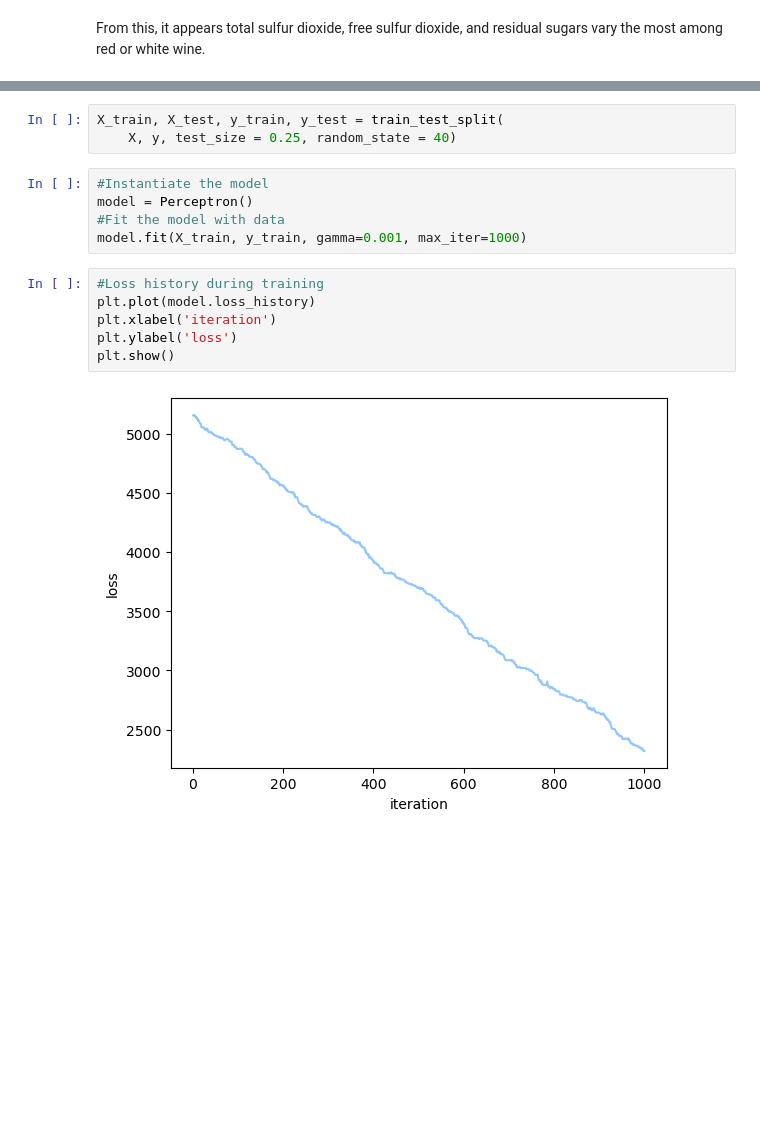
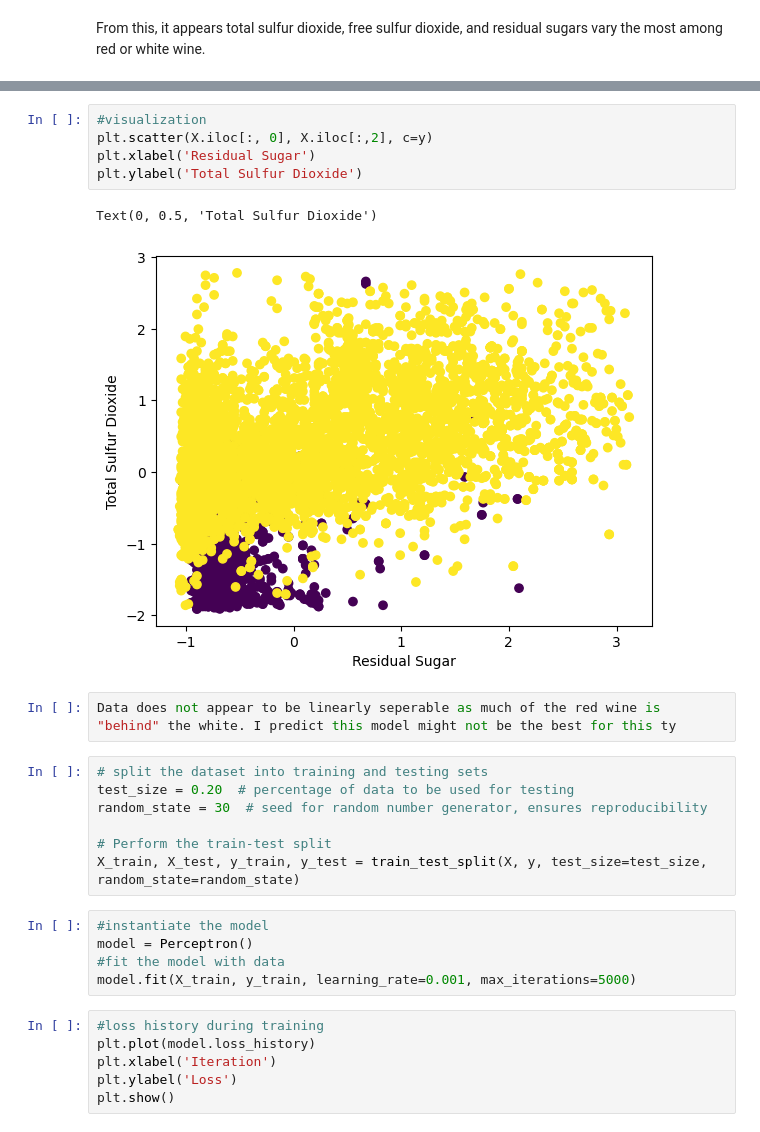
Before and after one commit to kjarjoura/INDE577, a Jupyter notebook: Supervised Learning/The Perceptron/The Preceptron.ipynb, the cells around one changed output, grey strips where cells are left out. Saved outputs shown, nothing was run; the diff lists cells and outputs as text; blank space fills up the shorter version.

```diff
--- a/Supervised Learning/The Perceptron/The Preceptron.ipynb
+++ b/Supervised Learning/The Perceptron/The Preceptron.ipynb
@@ -228,16 +290,28 @@ Text(0, 0.5, 'Alcohol')
+# %%
+#visualization
+plt.scatter(X.iloc[:, 0], X.iloc[:,2], c=y)
+plt.xlabel('Residual Sugar')
+plt.ylabel('Total Sulfur Dioxide')
+# %% [output]
+Text(0, 0.5, 'Total Sulfur Dioxide')
+[figure, added]
+# %%
+Data does not appear to be linearly seperable as much of the red wine is "behind" the white. I predict this model might not be the best for this ty
 # %%
-X_train, X_test, y_train, y_test = train_test_split(
-    X, y, test_size = 0.25, random_state = 40)
+# split the dataset into training and testing sets
+test_size = 0.20  # percentage of data to be used for testing
+random_state = 30  # seed for random number generator, ensures reproducibility
+
+# Perform the train-test split
+X_train, X_test, y_train, y_test = train_test_split(X, y, test_size=test_size, random_state=random_state)
 # %%
-#Instantiate the model
+#instantiate the model
 model = Perceptron()
-#Fit the model with data
-model.fit(X_train, y_train, gamma=0.001, max_iter=1000)
+#fit the model with data
+model.fit(X_train, y_train, learning_rate=0.001, max_iterations=5000)
 # %%
-#Loss history during training
+#loss history during training
 plt.plot(model.loss_history)
-plt.xlabel('iteration')
-plt.ylabel('loss')
+plt.xlabel('Iteration')
+plt.ylabel('Loss')
 plt.show()
-# %% [output]
-[figure, removed]
```
Also changed, not shown: parts of 11 cells of this notebook.
